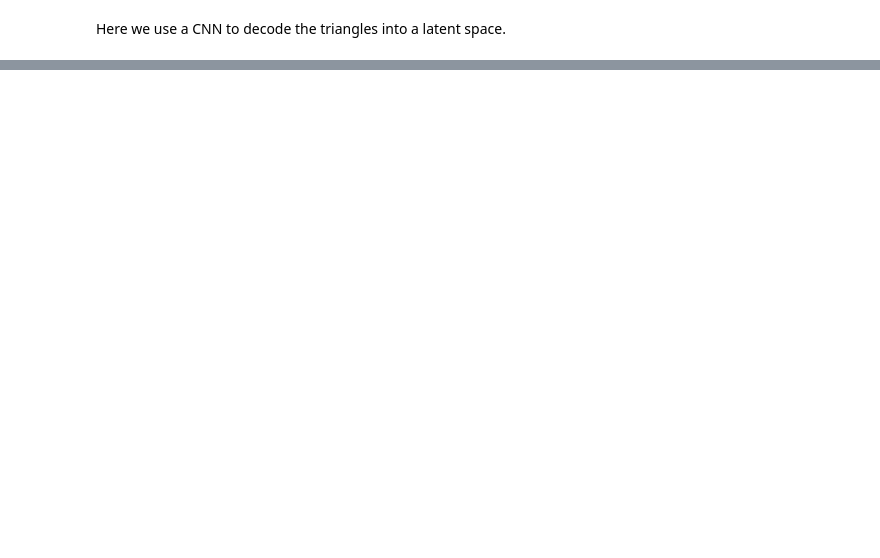
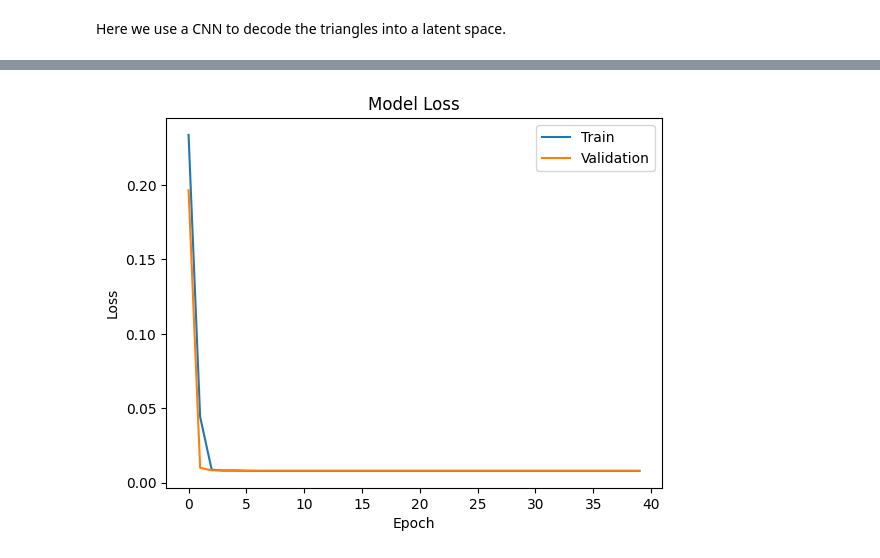
Before and after one commit to KaraMelih/HypotAI, a Jupyter notebook: notebooks/Encoder-Decoders.ipynb, the cells around one changed output, grey strips where cells are left out. Cells and saved outputs as stored; diff of their text form; code cells hidden in the pictures; blank space fills up the shorter version.

Commit message:
autoencoder tests

```diff
--- a/notebooks/Encoder-Decoders.ipynb
+++ b/notebooks/Encoder-Decoders.ipynb
@@ -63,0 +86,15 @@ decoder = models.Sequential([
+# %%
+# --- Decoder ---
+decoder = models.Sequential([
+    layers.Input(shape=(15,)),
+
+    # Reconstruct from latent space
+    layers.Dense(4 * 4 * 32, activation='relu'),
+    layers.Reshape((4, 4, 32)),
+
+    # Deconvolution (reverse of Conv2D + Pooling)
+    layers.Conv2DTranspose(32, (3, 3), strides=2, padding='same', activation='relu'),  # 4→8
+    layers.Conv2DTranspose(16, (3, 3), strides=2, padding='same', activation='relu'),  # 8→16
+    layers.Conv2DTranspose(8, (3, 3), strides=2, padding='same', activation='relu'),   # 16→32
+    layers.Conv2DTranspose(1, (3, 3), strides=2, padding='same', activation='sigmoid') # 32→64 # sigmoid so the output img is in [0, 1]
+])
@@ -63,0 +151,10 @@ decoder = models.Sequential([
+# %%
+# Combine them
+autoencoder_input = layers.Input(shape=(64, 64, 1))
+encoded = encoder(autoencoder_input)
+decoded = decoder(encoded)
+
+autoencoder = Model(inputs=autoencoder_input, outputs=decoded)
+autoencoder.compile(optimizer='adam', loss='mse')
+
+early_stopping = EarlyStopping(monitor='val_loss', patience=5, restore_best_weights=True)
@@ -63,0 +163,8 @@ decoder = models.Sequential([
+# %%
+history = autoencoder.fit(
+        X, X,  # input == output since we are reconstructing the image
+        epochs=40,
+        batch_size=32,
+        validation_split=0.1,
+        callbacks=[early_stopping],
+)
@@ -63,0 +189,10 @@ decoder = models.Sequential([
+# %%
+plt.plot(history.history['loss'])
+plt.plot(history.history['val_loss'])
+plt.title('Model Loss')
+plt.ylabel('Loss')
+plt.xlabel('Epoch')
+plt.legend(['Train', 'Validation'], loc='upper right')
+plt.show()
+# %% [output]
+[figure, added]
```
Also changed, not shown: parts of 21 cells of this notebook, 2 other files.
